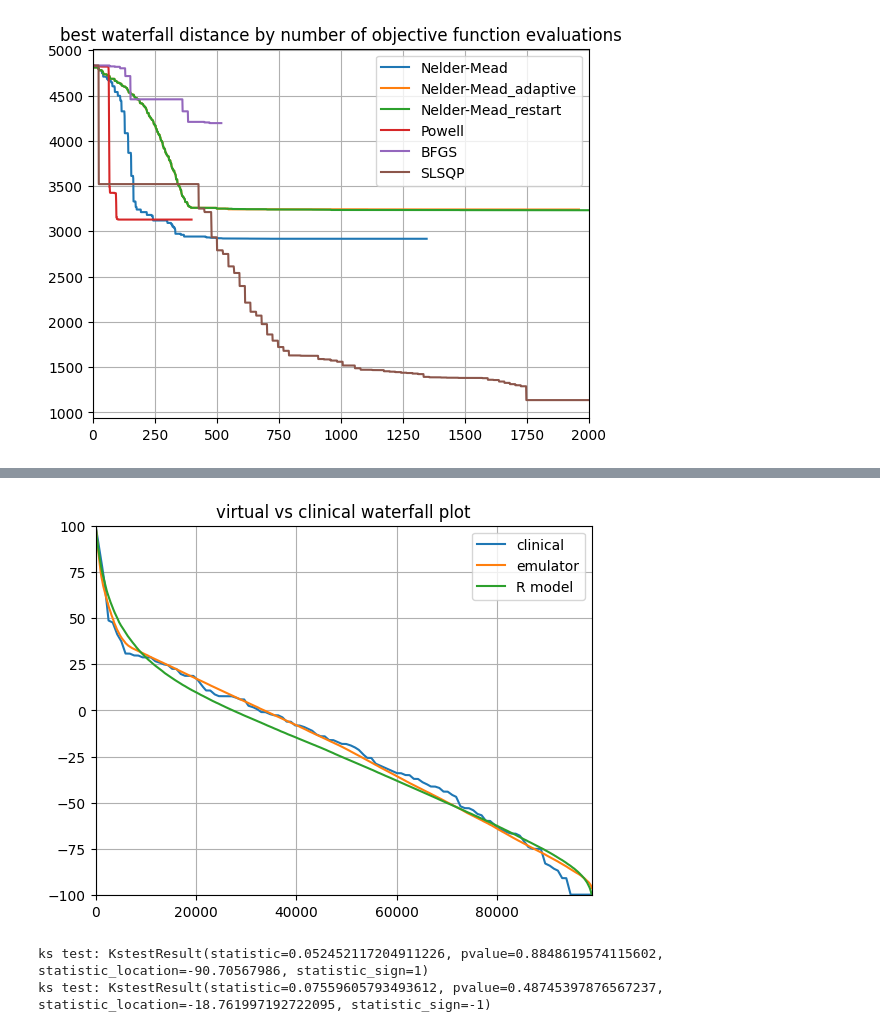
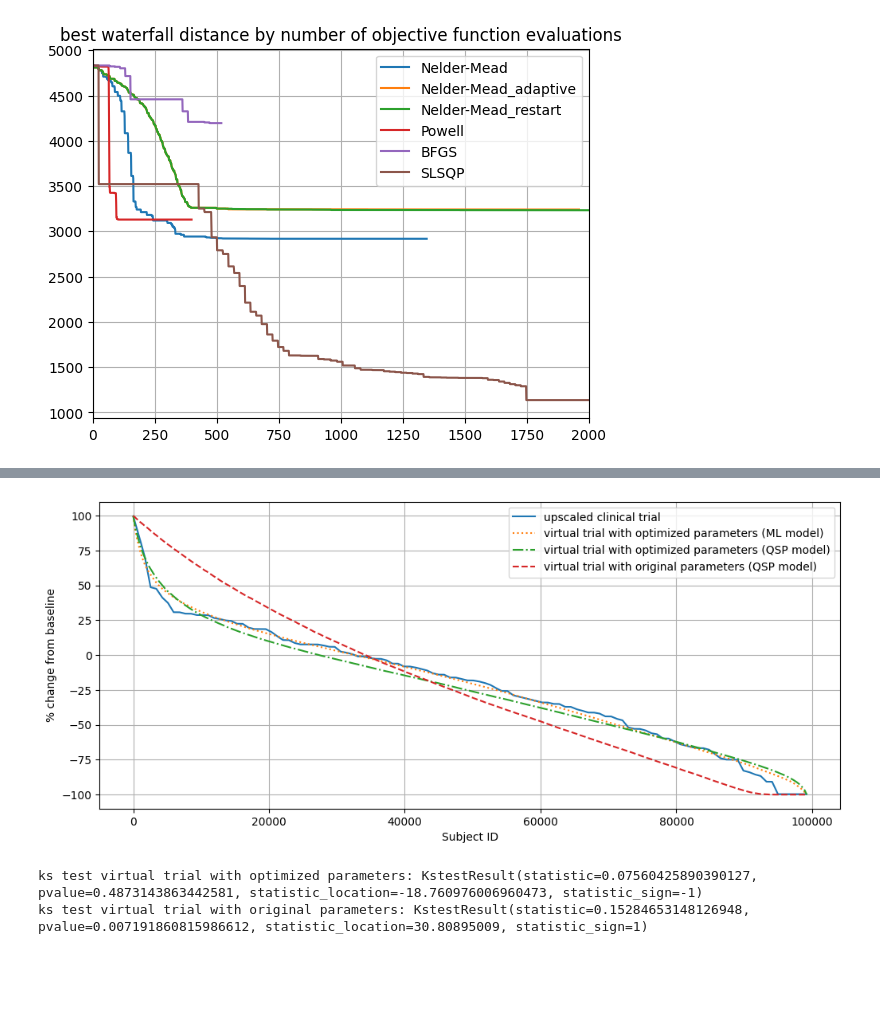
Before and after one commit to tpawlowski/qsp_emulation, a Jupyter notebook: notebooks/06. Fitting population params.ipynb, the cells around one changed output, grey strips where cells are left out. Saved outputs shown, nothing was run; the diff lists cells and outputs as text; code cells hidden in the pictures; blank space fills up the shorter version.

Commit message:
final figure 6

```diff
--- a/notebooks/06. Fitting population params.ipynb
+++ b/notebooks/06. Fitting population params.ipynb
@@ -476,9 +647,18 @@ plt.show()
 # %%
-indicators = np.copy(patient_indicators)
+# Calculating waterfall plot by qsp model with optimized parameters
+
+optimized_indicators = np.copy(patient_indicators)
 best_params = results["SLSQP"][0]
 for p in results["SLSQP"]:
     if best_params[1] > p[1]:
         best_params = p
 
-adjust_patient_indicators(indicators, best_params[0])
+adjust_patient_indicators(optimized_indicators, best_params[0])
+
+real_time_profiles = None
+with tqdm(total=optimized_indicators.shape[0]) as pbar:
+    time_profiles = model_predict_with_progress(optimized_indicators, pbar)
+    real_time_profiles = time_profiles[time_profiles[:, 0] * 100.0 != time_profiles[:, 1], :]
+
+print(f"calculated {real_time_profiles.shape}")
 # %% [output]
@@ -677,39 +710,31 @@ r_percent_change[::-1].sort()
 # %%
-indicators = np.copy(patient_indicators)
-best_params = results["no_regularization_SLSQP"][0]
-for p in results["no_regularization_SLSQP"]:
-    if best_params[3] > p[3]:
-        best_params = p
-
-adjust_patient_indicators(indicators, best_params[0])
-virtual_waterfall_plot = waterfall_plot(indicators)
-real_waterfall_plot = waterfall_plot_interpolation(np.arange(virtual_waterfall_plot.shape[0]) / (virtual_waterfall_plot.shape[0] - 1))
-
-plt.title("virtual vs clinical waterfall plot")
-plt.grid()
-plt.xlim([0, virtual_waterfall_plot.shape[0] - 1])
-plt.ylim([-100, 100])
-
-plt.plot(real_waterfall_plot, label="clinical")
-plt.plot(virtual_waterfall_plot, label="emulator")
+ml_optimized_waterfall_plot = waterfall_plot(optimized_indicators)
+waterfall_plot_width = ml_optimized_waterfall_plot.shape[0]
+clinical_waterfall_plot = waterfall_plot_interpolation(np.arange(waterfall_plot_width) / (waterfall_plot_width - 1))
+qsp_optimized_waterfall_plot = interpolated_waterfall_plot(real_time_profiles, waterfall_plot_width)
+qsp_waterfall_plot = interpolated_waterfall_plot(real_unoptimized_time_profiles, waterfall_plot_width)
 
 
-r_percent_change_interpolation = interpolate.interp1d(
-    np.arange(0, len(r_percent_change)) / (len(r_percent_change) - 1), r_percent_change
-)
+plt.figure(figsize=(12,5))
+plt.grid()
+plt.xlabel("Subject ID")
+plt.ylabel("% change from baseline")
 
-plt.plot(r_percent_change_interpolation(np.arange(virtual_waterfall_plot.shape[0]) / (virtual_waterfall_plot.shape[0] - 1)) , label="R model")
+plt.plot(clinical_waterfall_plot, label="upscaled clinical trial")
+plt.plot(ml_optimized_waterfall_plot, label="virtual trial with optimized parameters (ML model)", linestyle='dotted')
+plt.plot(qsp_optimized_waterfall_plot, label="virtual trial with optimized parameters (QSP model)", linestyle='dashdot')
+plt.plot(qsp_waterfall_plot, label="virtual trial with original parameters (QSP model)", linestyle='--')
 
 plt.legend()
 
 plt.show()
 # %% [output]
-[figure, old version]
+[figure, new version]
 # %%
 from scipy.stats import kstest
 
-print(f"ks test: {kstest(population_data, virtual_waterfall_plot, method='exact')}")
-print(f"ks test: {kstest(population_data, r_percent_change, method='exact')}")
+print(f"ks test virtual trial with optimized parameters: {kstest(population_data, qsp_optimized_waterfall_plot, method='exact')}")
+print(f"ks test virtual trial with original parameters: {kstest(population_data, qsp_waterfall_plot, method='exact')}")
 # %% [output]
-ks test: KstestResult(statistic=0.052452117204911226, pvalue=0.8848619574115602, statistic_location=-90.70567986, statistic_sign=1)
-ks test: KstestResult(statistic=0.07559605793493612, pvalue=0.48745397876567237, statistic_location=-18.761997192722095, statistic_sign=-1)
+ks test virtual trial with optimized parameters: KstestResult(statistic=0.07560425890390127, pvalue=0.4873143863442581, statistic_location=-18.760976006960473, statistic_sign=-1)
+ks test virtual trial with original parameters: KstestResult(statistic=0.15284653148126948, pvalue=0.007191860815986612, statistic_location=30.80895009, statistic_sign=1)
```
Also changed, not shown: parts of 6 cells of this notebook, 1 other file.
